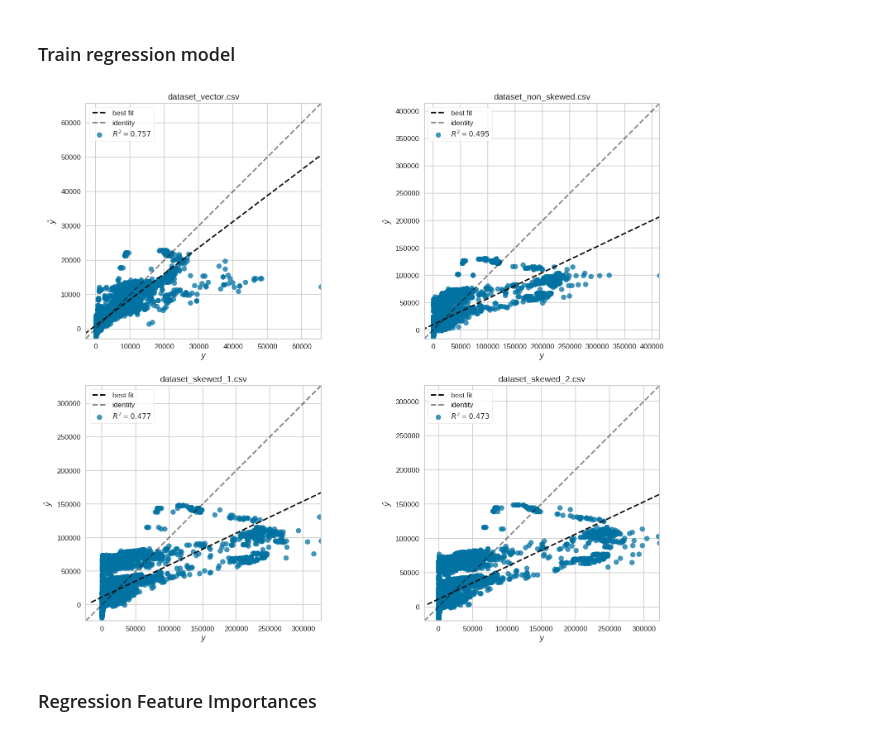
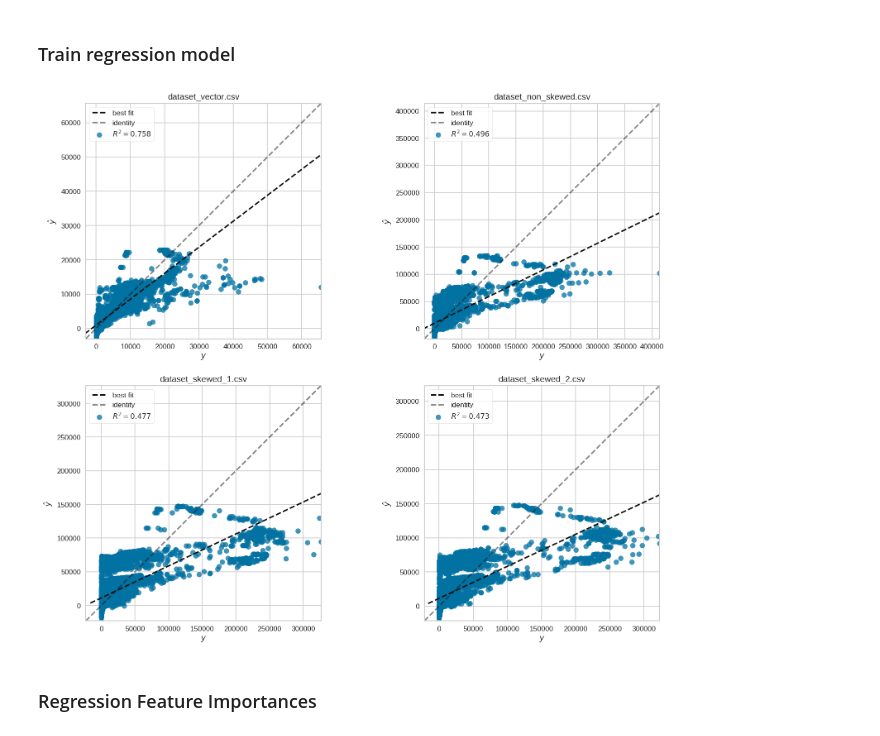
Before and after one commit to piotte13/DataHustle, a Jupyter notebook: Machine Learning.ipynb, the cells around one changed output. Saved outputs shown, nothing was run; the diff lists cells and outputs as text; code cells hidden in the pictures.

```diff
--- a/Machine Learning.ipynb
+++ b/Machine Learning.ipynb
@@ -40,3 +40,5 @@ feature_cols = ['range', 'n1', 'average1', 'median1' , 'std1', 'n2', 'average2',
+# %%
+feature_cols = ['n1', 'n2']
 # %%
 # All rows, and the feature_cols' columns
 Xs = []
@@ -71,18 +73,18 @@ for index,(filename, dataset) in enumerate(datasets):
 # %%
 fig = plt.figure()
 fig.subplots_adjust(bottom= 1, top= 3.5, left=1, right=3)
 for index, (X_train, X_test, y_train, y_test, filename) in enumerate(sets):
     ax = fig.add_subplot(2,2,index+1)
 
-    visualizer = PredictionError(SGDRegressor(max_iter=100), ax=ax)
+    visualizer = PredictionError(LinearRegression(n_jobs=-1), ax=ax)
 
     visualizer.fit(X_train, y_train)
     visualizer.score(X_test, y_test)
     visualizer.finalize()
     ax.set_title(filename)
 plt.show()
 # %% [output]
-[figure, old version]
+[figure, new version]
 # %% [markdown]
 ### Regression Feature Importances
 # %%
```
Also changed, not shown: parts of 13 cells of this notebook, 2 other files.
